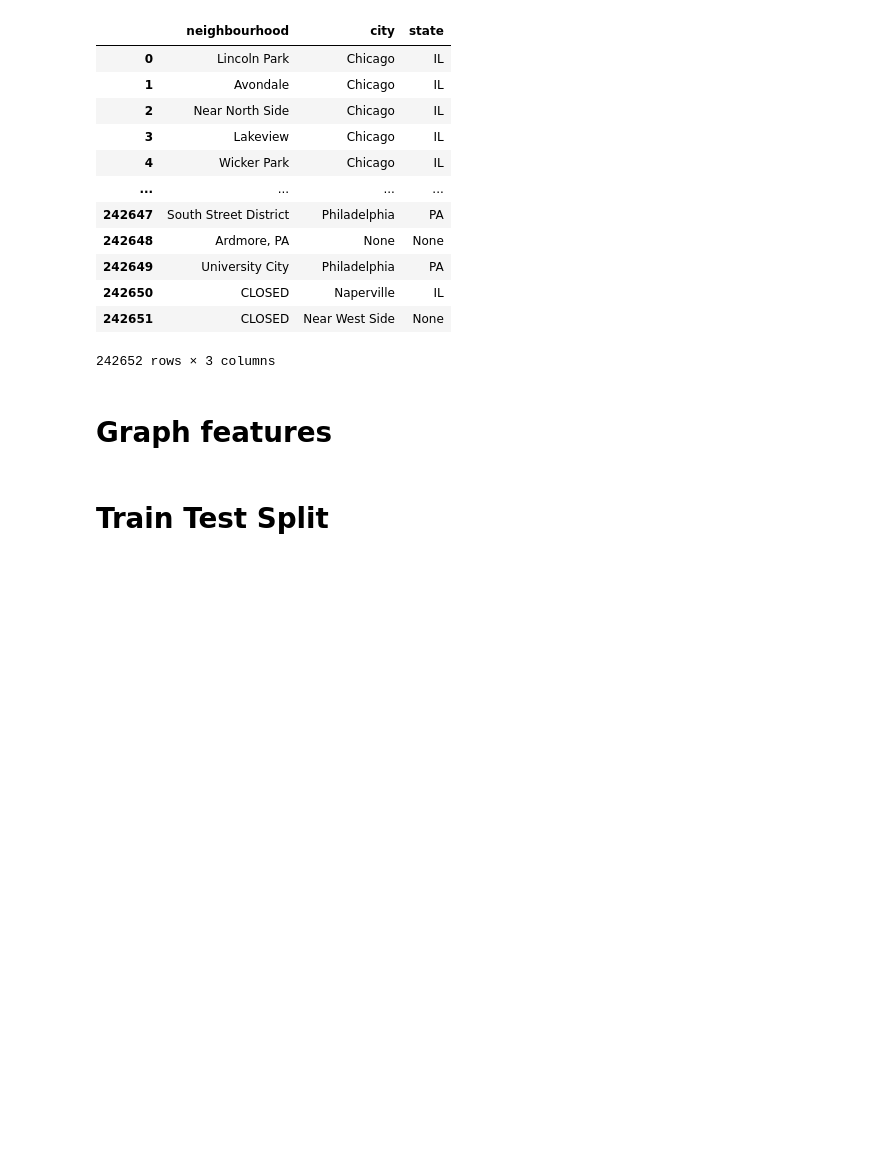
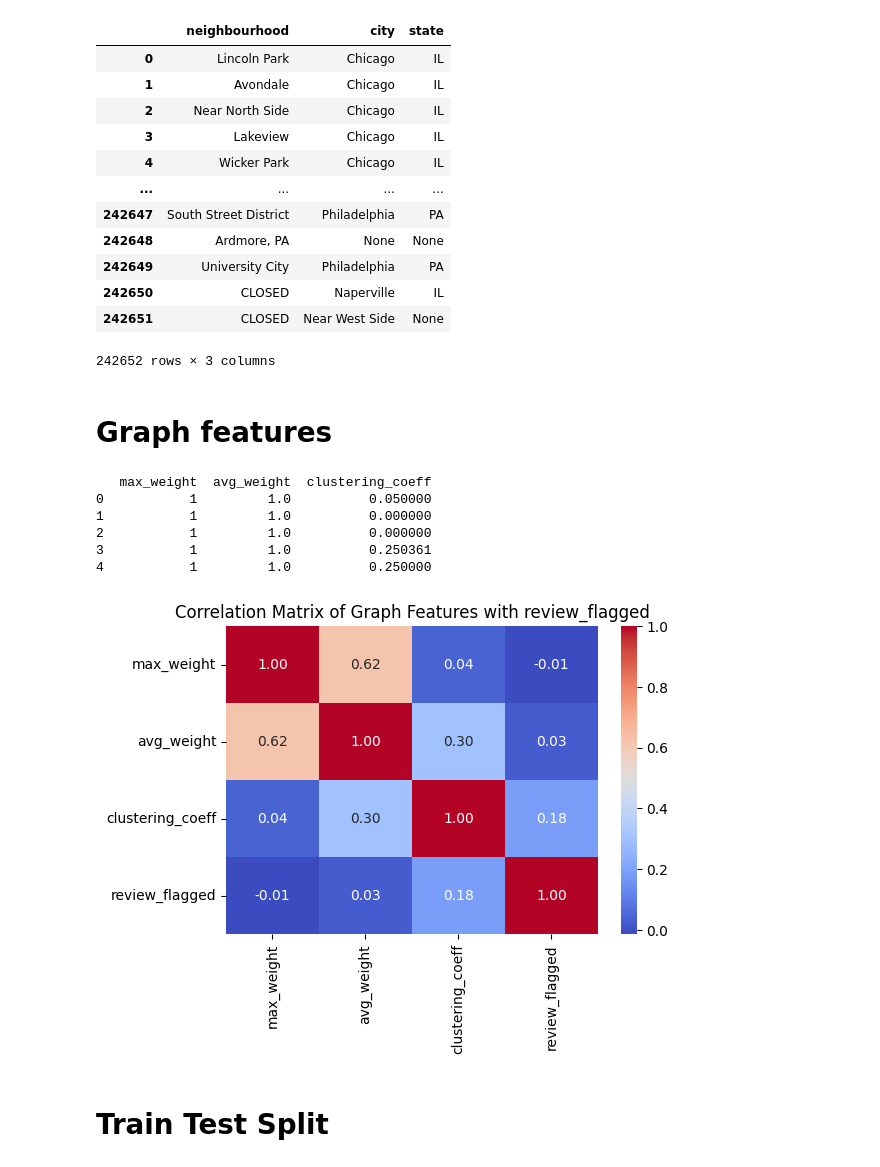
Before and after one commit to ginxaij/BT4012-Project, a Jupyter notebook: feature_engineering/feature_engineering.ipynb, the cells around one changed output. Saved outputs shown, nothing was run; the diff lists cells and outputs as text; code cells hidden in the pictures; blank space fills up the shorter version.

Commit message:
Graph features added

```diff
--- a/feature_engineering/feature_engineering.ipynb
+++ b/feature_engineering/feature_engineering.ipynb
@@ -194,11 +196,11 @@ graph = nx.Graph()
 
 
 # Add the reviewers as the vertices
-graph.add_nodes_from(merged['reviewer_id'].unique())
+graph.add_nodes_from(merged['reviewerID'].unique())
 
 
 # Build graph edges using shared restaurants (if 2 reviewers have the same shared restaurants, add 1 to the list)
-restaurant_groupby_df = merged.groupby('restaurant_id')['reviewer_id'].apply(list)
+restaurant_groupby_df = merged.groupby('restaurantID')['reviewerID'].apply(list)
 
 for reviewer_list in restaurant_groupby_df:
     for i in range(len(reviewer_list)):
@@ -206,9 +208,56 @@ for reviewer_list in restaurant_groupby_df:
             reviewer_1 = reviewer_list[i]
             reviewer_2 = reviewer_list[j]
             if graph.has_edge(reviewer_1, reviewer_2):
-                graph[reviewer_1][reviewer_2] += 1
+                graph[reviewer_1][reviewer_2]['weight'] += 1
             else:
                 graph.add_edge(reviewer_1, reviewer_2, weight = 1)
+
+
+# We hypothesise that fake review companies are likely to use multiple accounts to comment on the same set of restaurants.
+# This means that the accounts with many fake reviews are likely very closely connected together in the graph above, which means the average/max weights edge weights for fake review accounts are likely to be significantly high.
+# We also believe that accounts with many fake reviews are likely to operate closely in tight clusters, therefore we believe that these accounts are likely to have a higher clustering coefficient.
+max_weight = {}
+avg_weight = {}
+for node in graph.nodes():
+    weights = [graph[node][neighbour]['weight'] for neighbour in graph.neighbors(node)]
+    max_weight[node] = max(weights) if weights else 0
+    avg_weight[node] = np.mean(weights) if weights else 0
+
+clustering = nx.clustering(graph, weight='weight')
+
+graph_features = pd.DataFrame({
+    'reviewerID': list(graph.nodes()),
+    'max_weight': [max_weight[n] for n in graph.nodes()],
+    'avg_weight': [avg_weight[n] for n in graph.nodes()],
+    'clustering_coeff': [clustering[n] for n in graph.nodes()],
+})
+
+
+#Store everything into merged df
+graph_feature_list = ['max_weight', 'avg_weight', 'clustering_coeff']
+merged = merged.merge(graph_features, on = 'reviewerID', how = 'left')
+merged[graph_feature_list] = merged[graph_feature_list].fillna(0)
+
+print(merged[graph_feature_list].head())
+# %% [output]
+   max_weight  avg_weight  clustering_coeff
+0           1         1.0          0.050000
+1           1         1.0          0.000000
+2           1         1.0          0.000000
+3           1         1.0          0.250361
+4           1         1.0          0.250000
+# %%
+# Check if graph features do have the intended correlation
+
+graph_corr_matrix = merged[graph_feature_list + ['review_flagged']].corr()
+
+
+plt.figure(figsize=(6, 4))
+sns.heatmap(graph_corr_matrix, annot = True, cmap = 'coolwarm', fmt = ".2f")
+plt.title("Correlation Matrix of Graph Features with review_flagged")
+plt.show()
+# %% [output]
+[figure, added]
 # %% [markdown]
 # Train Test Split
 # %%
```
Also changed, not shown: parts of 1 cell of this notebook, 2 other files.
